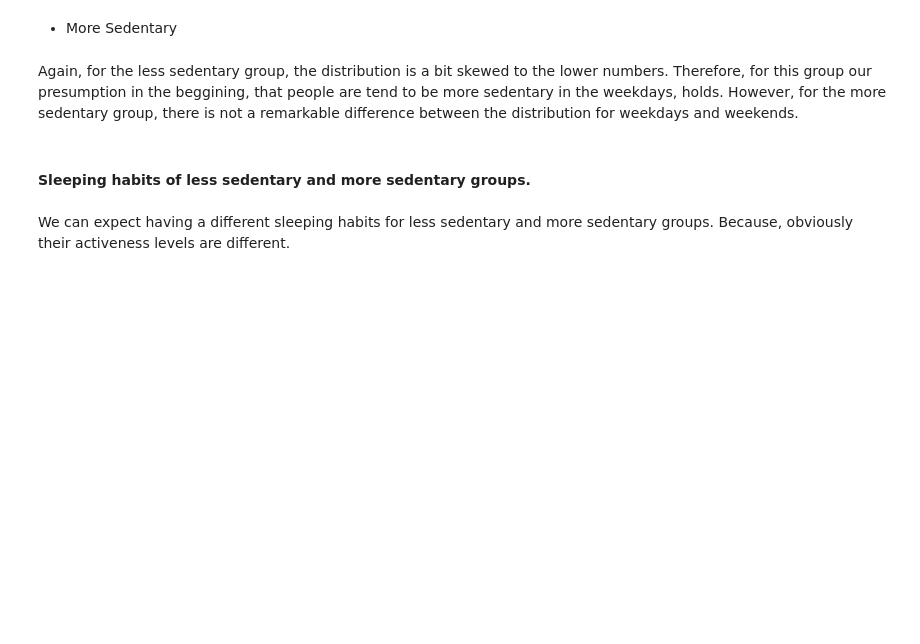
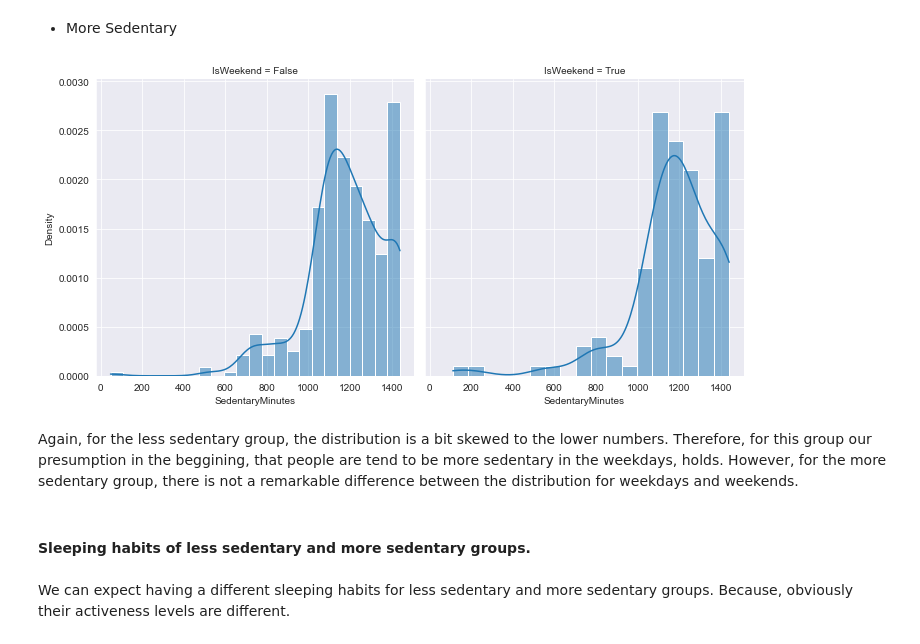
Before and after one commit to onderakacik/FitbitAnalysis, a Jupyter notebook: Final_Project.ipynb, the cells around one changed output. Cells and saved outputs as stored; diff of their text form; code cells hidden in the pictures; blank space fills up the shorter version.

```diff
--- a/Final_Project.ipynb
+++ b/Final_Project.ipynb
@@ -280,9 +350,11 @@ g.map(sns.histplot, "SedentaryMinutes", kde=True, stat='density');
 # %%
 g = sns.FacetGrid(df_dropped[df_dropped['MoreSedentary'] == 1],
                   col="IsWeekend",
-                  height=6,
-                  aspect=.7)
+                  height=5,
+                  aspect=1)
 g.map(sns.histplot, "SedentaryMinutes", kde=True, stat='density');
+# %% [output]
+[figure, added]
 # %% [markdown]
 Again, for the less sedentary group, the distribution is a bit skewed to the lower numbers. Therefore, for this group our presumption in the beggining, that people are tend to be more sedentary in the weekdays, holds. However, for the more sedentary group, there is not a remarkable difference between the distribution for weekdays and weekends.
 # %% [markdown]
```
Also changed, not shown: parts of 41 cells of this notebook.
